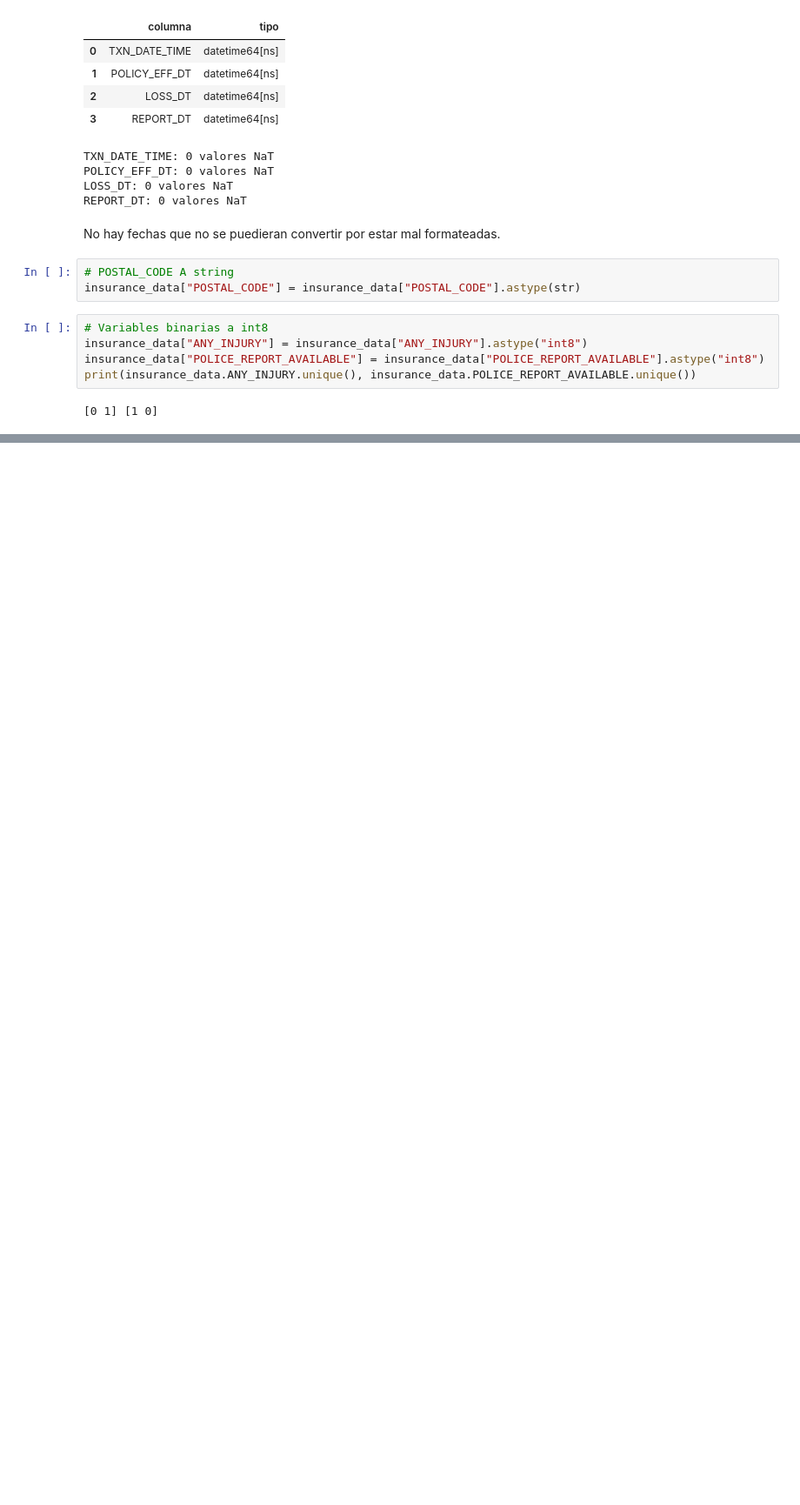
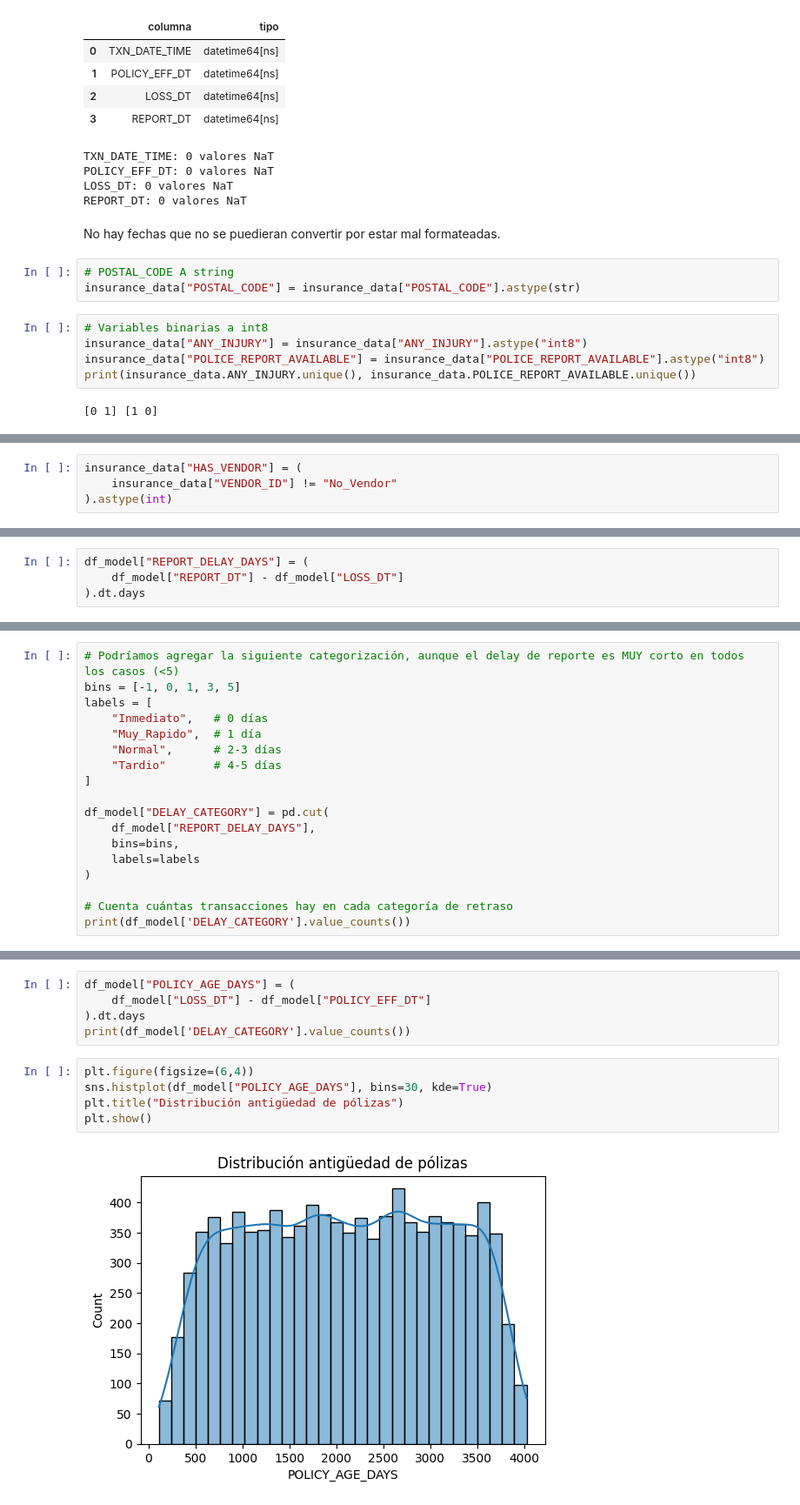
Before and after one commit to yaninaiberra/tekne_challenge, a Jupyter notebook: Tekne_challengue_Data_AI.ipynb, the cells around one changed output, grey strips where cells are left out. Shown at 87% size. Saved outputs shown, nothing was run; the diff lists cells and outputs as text; blank space fills up the shorter version.

```diff
--- a/Tekne_challengue_Data_AI.ipynb
+++ b/Tekne_challengue_Data_AI.ipynb
@@ -729,0 +887,4 @@ print(insurance_data.ANY_INJURY.unique(), insurance_data.POLICE_REPORT_AVAILABLE
+# %%
+insurance_data["HAS_VENDOR"] = (
+    insurance_data["VENDOR_ID"] != "No_Vendor"
+).astype(int)
@@ -729,0 +1049,4 @@ print(insurance_data.ANY_INJURY.unique(), insurance_data.POLICE_REPORT_AVAILABLE
+# %%
+df_model["REPORT_DELAY_DAYS"] = (
+    df_model["REPORT_DT"] - df_model["LOSS_DT"]
+).dt.days
@@ -729,0 +1066,18 @@ print(insurance_data.ANY_INJURY.unique(), insurance_data.POLICE_REPORT_AVAILABLE
+# %%
+# Podríamos agregar la siguiente categorización, aunque el delay de reporte es MUY corto en todos los casos (<5)
+bins = [-1, 0, 1, 3, 5]
+labels = [
+    "Inmediato",   # 0 días
+    "Muy_Rapido",  # 1 día
+    "Normal",      # 2-3 días
+    "Tardio"       # 4-5 días
+]
+
+df_model["DELAY_CATEGORY"] = pd.cut(
+    df_model["REPORT_DELAY_DAYS"],
+    bins=bins,
+    labels=labels
+)
+
+# Cuenta cuántas transacciones hay en cada categoría de retraso
+print(df_model['DELAY_CATEGORY'].value_counts())
@@ -729,0 +1095,12 @@ print(insurance_data.ANY_INJURY.unique(), insurance_data.POLICE_REPORT_AVAILABLE
+# %%
+df_model["POLICY_AGE_DAYS"] = (
+    df_model["LOSS_DT"] - df_model["POLICY_EFF_DT"]
+).dt.days
+print(df_model['DELAY_CATEGORY'].value_counts())
+# %%
+plt.figure(figsize=(6,4))
+sns.histplot(df_model["POLICY_AGE_DAYS"], bins=30, kde=True)
+plt.title("Distribución antigüedad de pólizas")
+plt.show()
+# %% [output]
+[figure, added]
```
Also changed, not shown: parts of 82 cells of this notebook.
